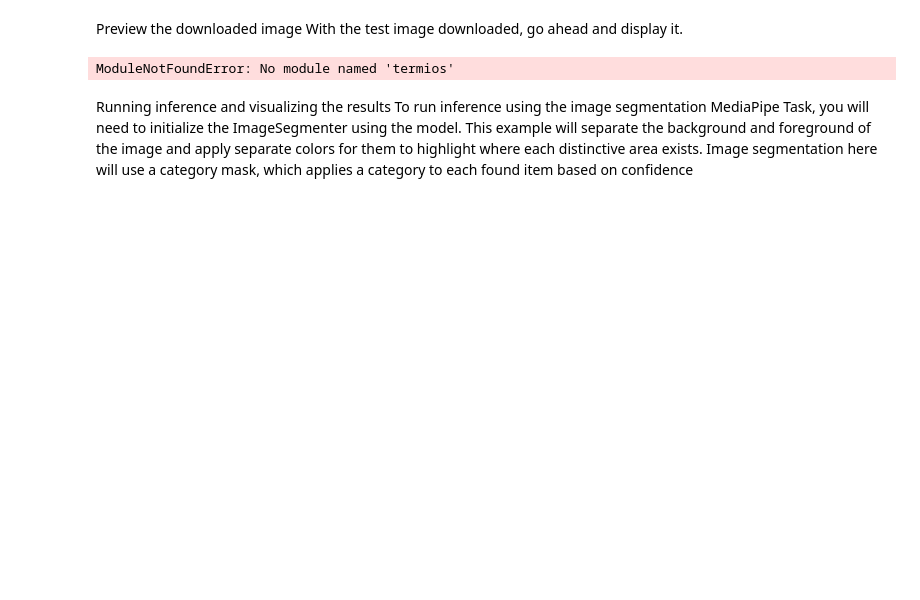
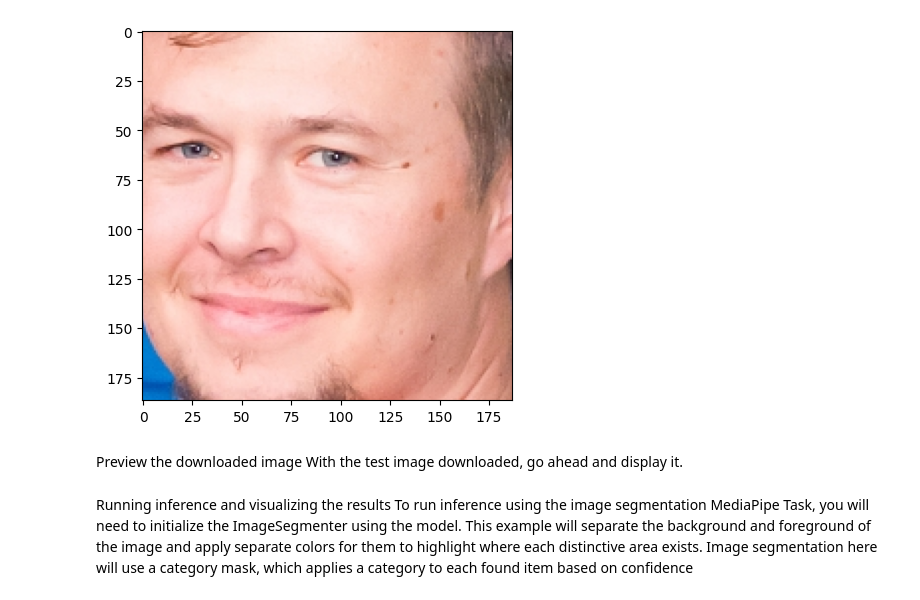
Before and after one commit to kozolex/SportPlayerPhoto, a Jupyter notebook: POC.ipynb, the cells around one changed output. Saved outputs shown, nothing was run; the diff lists cells and outputs as text; code cells hidden in the pictures; blank space fills up the shorter version.

```diff
--- a/POC.ipynb
+++ b/POC.ipynb
@@ -5,0 +102,21 @@
+# %%
+import mediapipe as mp
+
+BaseOptions = mp.tasks.BaseOptions
+FaceDetector = mp.tasks.vision.FaceDetector
+FaceDetectorOptions = mp.tasks.vision.FaceDetectorOptions
+VisionRunningMode = mp.tasks.vision.RunningMode
+
+# Create a face detector instance with the image mode:
+options = FaceDetectorOptions(
+    base_options=BaseOptions(model_asset_path='blaze_face_short_range.tflite'),
+    running_mode=VisionRunningMode.IMAGE)
+with FaceDetector.create_from_options(options) as detector:
+    mp_image = mp.Image(image_format=mp.ImageFormat.SRGB,data=image_cut.astype(np.uint8))
+    face_detector_result = detector.detect(mp_image)
+    face_img= np.copy(mp_image.numpy_view())
+    face_cut = cutting(face_img, face_detector_result)
+    plt.imshow(face_cut)
+    plt.show()
+# %% [output]
+[figure, added]
@@ -16,8 +135,9 @@ for name in IMAGE_FILENAMES:
   urllib.request.urlretrieve(url, name)
 # %%
 import cv2
-from google.colab.patches import cv2_imshow
+#from google.colab.patches import cv2_imshow
 import math
+from matplotlib import pyplot as plt
 
 # Height and width that will be used by the model
 DESIRED_HEIGHT = 480
@@ -30,16 +150,10 @@ def resize_and_show(image):
     img = cv2.resize(image, (DESIRED_WIDTH, math.floor(h/(w/DESIRED_WIDTH))))
   else:
     img = cv2.resize(image, (math.floor(w/(h/DESIRED_HEIGHT)), DESIRED_HEIGHT))
-  cv2_imshow(img)
 
-
-# Preview the image(s)
-images = {name: cv2.imread(name) for name in IMAGE_FILENAMES}
-for name, image in images.items():
-  print(name)
-  resize_and_show(image)
+  img_rgb = cv2.cvtColor(img, cv2.COLOR_BGR2RGB)
+  plt.imshow(img_rgb)
+  plt.show()
-# %% [output]
-ModuleNotFoundError: No module named 'termios'
 # %% [markdown]
 Running inference and visualizing the results
 To run inference using the image segmentation MediaPipe Task, you will need to initialize the ImageSegmenter using the model. This example will separate the background and foreground of the image and apply separate colors for them to highlight where each distinctive area exists. Image segmentation here will use a category mask, which applies a category to each found item based on confidence
```
Also changed, not shown: parts of 8 cells of this notebook, 6 other files.
